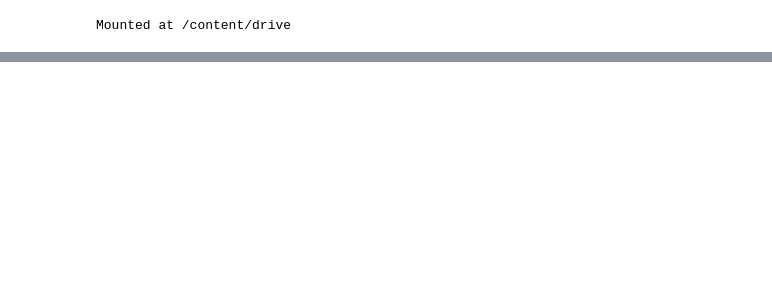
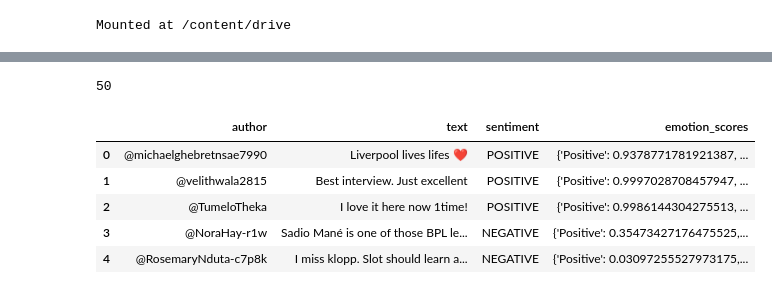
Before and after one commit to Storm00212/Data-manipulation-using-python, a Jupyter notebook: Reading_data_from_tweets.ipynb, the cells around one changed output, grey strips where cells are left out. Drawn from its saved outputs; the diff is of its cells as text; code cells hidden in the pictures; blank space fills up the shorter version.

```diff
--- a/Reading_data_from_tweets.ipynb
+++ b/Reading_data_from_tweets.ipynb
@@ -33,0 +50,13 @@ df2.head()
+# %%
+file_path4="/content/drive/MyDrive/Data/youtube_all_comments_xQ3MzNPmCxk_20251121T122030Z.csv"
+df4=pd.read_csv(file_path4)
+print(len(df4))
+df4.head()
+# %% [output]
+50
+|  | author | text | sentiment | emotion_scores |
+| 0 | @michaelghebretnsae7990 | Liverpool lives lifes ❤ | POSITIVE | {'Positive': 0.9378771781921387, ... |
+| 1 | @velithwala2815 | Best interview. Just excellent | POSITIVE | {'Positive': 0.9997028708457947, ... |
+| 2 | @TumeloTheka | I love it here now 1time! | POSITIVE | {'Positive': 0.9986144304275513, ... |
+| 3 | @NoraHay-r1w | Sadio Mané is one of those BPL le... | NEGATIVE | {'Positive': 0.35473427176475525,... |
+| 4 | @RosemaryNduta-c7p8k | I miss klopp. Slot should learn a... | NEGATIVE | {'Positive': 0.03097255527973175,... |
```
Also changed, not shown: parts of 3 cells of this notebook.
